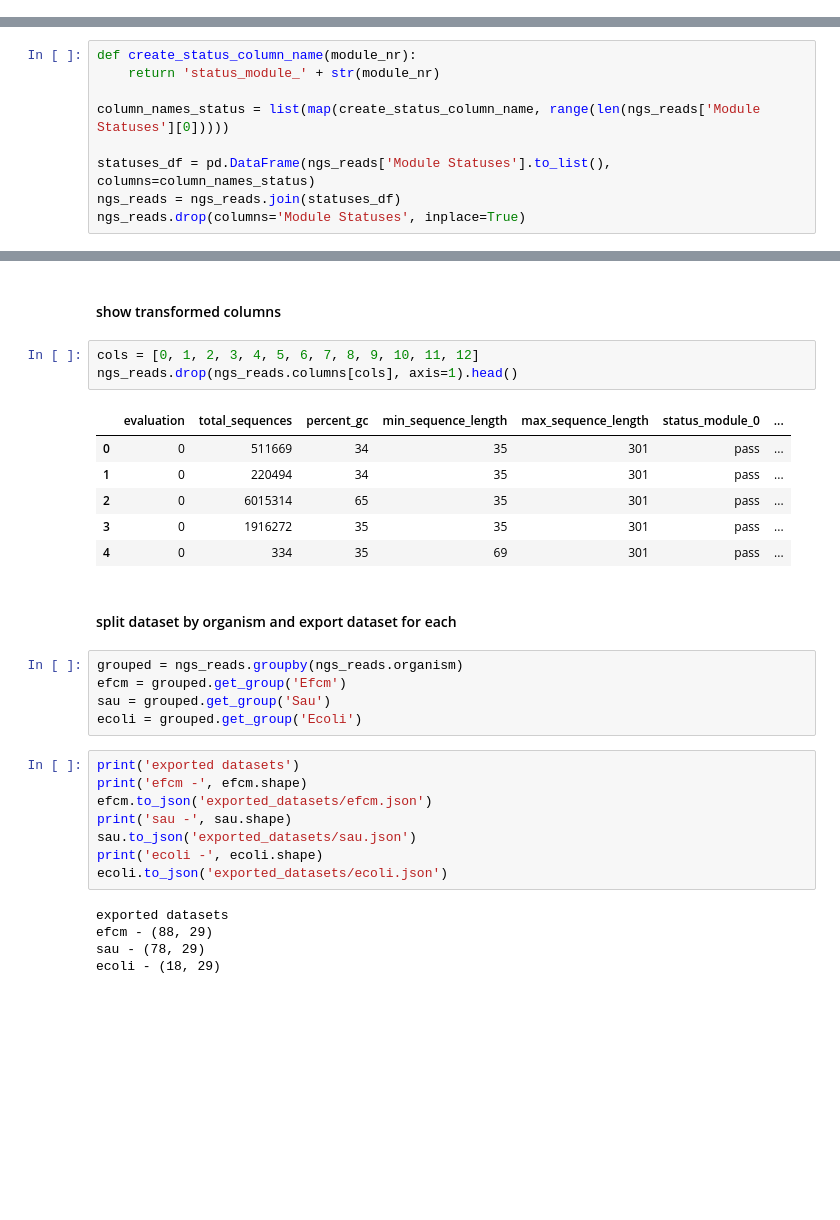
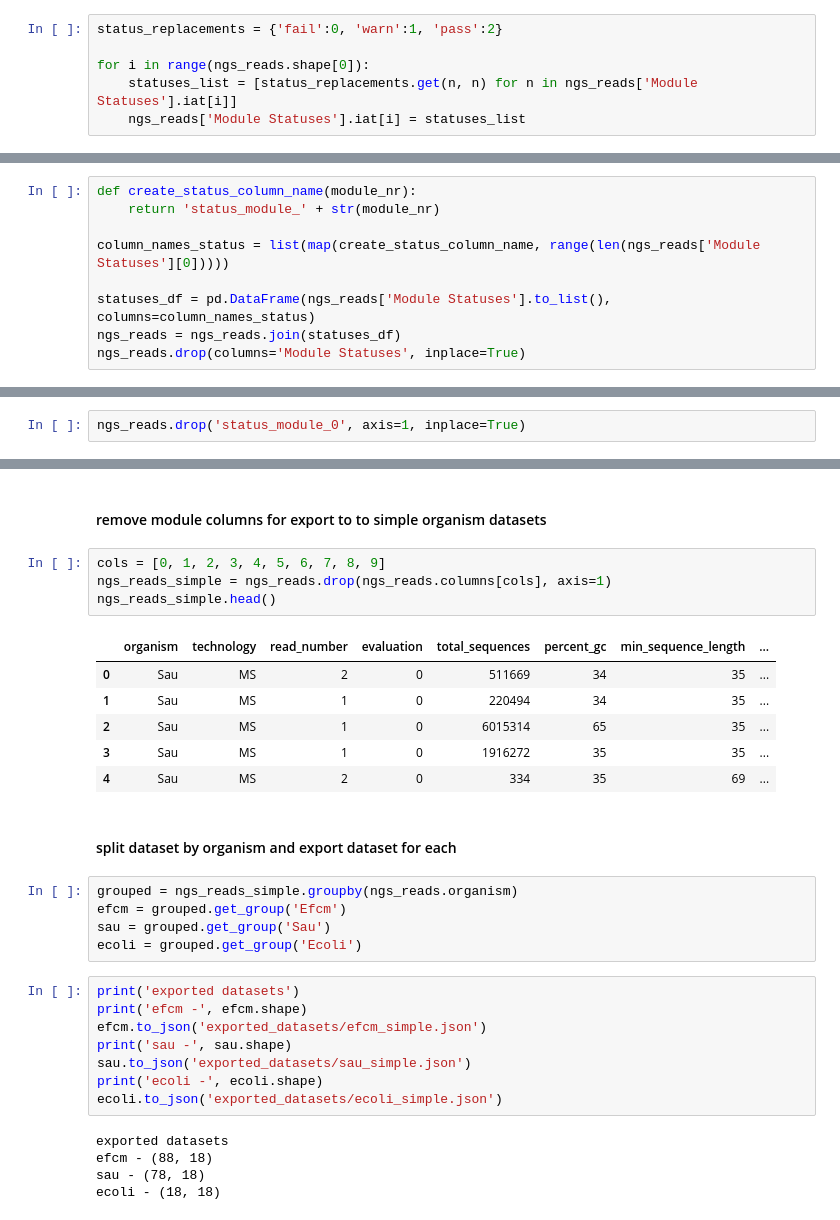
Before and after one commit to AlexHTW/ngs_quality_control, a Jupyter notebook: 04_data_preparation_ml.ipynb, the cells around one changed output, grey strips where cells are left out. Drawn from its saved outputs; the diff is of its cells as text; blank space fills up the shorter version.

```diff
--- a/04_data_preparation_ml.ipynb
+++ b/04_data_preparation_ml.ipynb
@@ -72,3 +66,9 @@ for i in range(ngs_reads.shape[0]):
+# %%
+status_replacements = {'fail':0, 'warn':1, 'pass':2}
+
+for i in range(ngs_reads.shape[0]):
+    statuses_list = [status_replacements.get(n, n) for n in ngs_reads['Module Statuses'].iat[i]]
+    ngs_reads['Module Statuses'].iat[i] = statuses_list
 # %% [markdown]
 #### add inner array data from Module Statuses as df columns
 # %%
@@ -82,0 +93,2 @@ ngs_reads.drop(columns='Module Statuses', inplace=True)
+# %%
+ngs_reads.drop('status_module_0', axis=1, inplace=True)
@@ -83,32 +104,33 @@ ngs_reads.drop(columns='Module Statuses', inplace=True)
 # %% [markdown]
-#### show transformed columns
+#### remove module columns for export to to simple organism datasets
 # %%
-cols = [0, 1, 2, 3, 4, 5, 6, 7, 8, 9, 10, 11, 12]
-ngs_reads.drop(ngs_reads.columns[cols], axis=1).head()
+cols = [0, 1, 2, 3, 4, 5, 6, 7, 8, 9]
+ngs_reads_simple = ngs_reads.drop(ngs_reads.columns[cols], axis=1)
+ngs_reads_simple.head()
 # %% [output]
-|  | evaluation | total_sequences | percent_gc | min_sequence_length | max_sequence_length | status_module_0 | ... |
-| 0 | 0 | 511669 | 34 | 35 | 301 | pass | ... |
-| 1 | 0 | 220494 | 34 | 35 | 301 | pass | ... |
-| 2 | 0 | 6015314 | 65 | 35 | 301 | pass | ... |
-| 3 | 0 | 1916272 | 35 | 35 | 301 | pass | ... |
-| 4 | 0 | 334 | 35 | 69 | 301 | pass | ... |
+|  | organism | technology | read_number | evaluation | total_sequences | percent_gc | min_sequence_length | ... |
+| 0 | Sau | MS | 2 | 0 | 511669 | 34 | 35 | ... |
+| 1 | Sau | MS | 1 | 0 | 220494 | 34 | 35 | ... |
+| 2 | Sau | MS | 1 | 0 | 6015314 | 65 | 35 | ... |
+| 3 | Sau | MS | 1 | 0 | 1916272 | 35 | 35 | ... |
+| 4 | Sau | MS | 2 | 0 | 334 | 35 | 69 | ... |
 # %% [markdown]
 #### split dataset by organism and export dataset for each
 # %%
-grouped = ngs_reads.groupby(ngs_reads.organism)
+grouped = ngs_reads_simple.groupby(ngs_reads.organism)
 efcm = grouped.get_group('Efcm')
 sau = grouped.get_group('Sau')
 ecoli = grouped.get_group('Ecoli')
 # %%
 print('exported datasets')
 print('efcm -', efcm.shape)
-efcm.to_json('exported_datasets/efcm.json')
+efcm.to_json('exported_datasets/efcm_simple.json')
 print('sau -', sau.shape)
-sau.to_json('exported_datasets/sau.json')
+sau.to_json('exported_datasets/sau_simple.json')
 print('ecoli -', ecoli.shape)
-ecoli.to_json('exported_datasets/ecoli.json')
+ecoli.to_json('exported_datasets/ecoli_simple.json')
 # %% [output]
 exported datasets
-efcm - (88, 29)
-sau - (78, 29)
-ecoli - (18, 29)
+efcm - (88, 18)
+sau - (78, 18)
+ecoli - (18, 18)
```
Also changed, not shown: parts of 6 cells of this notebook, 2 other files.
